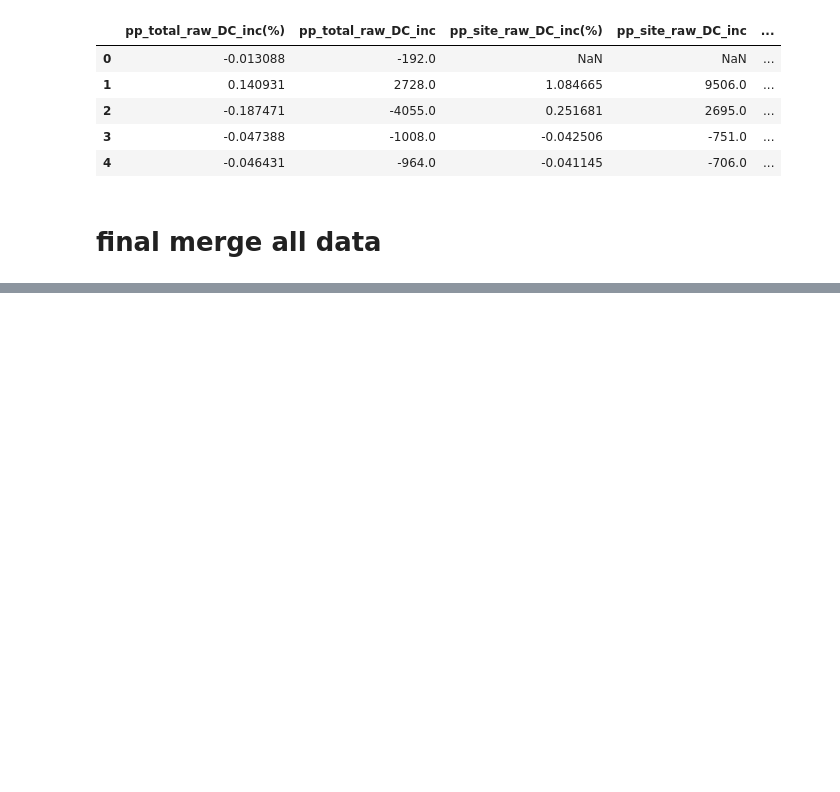
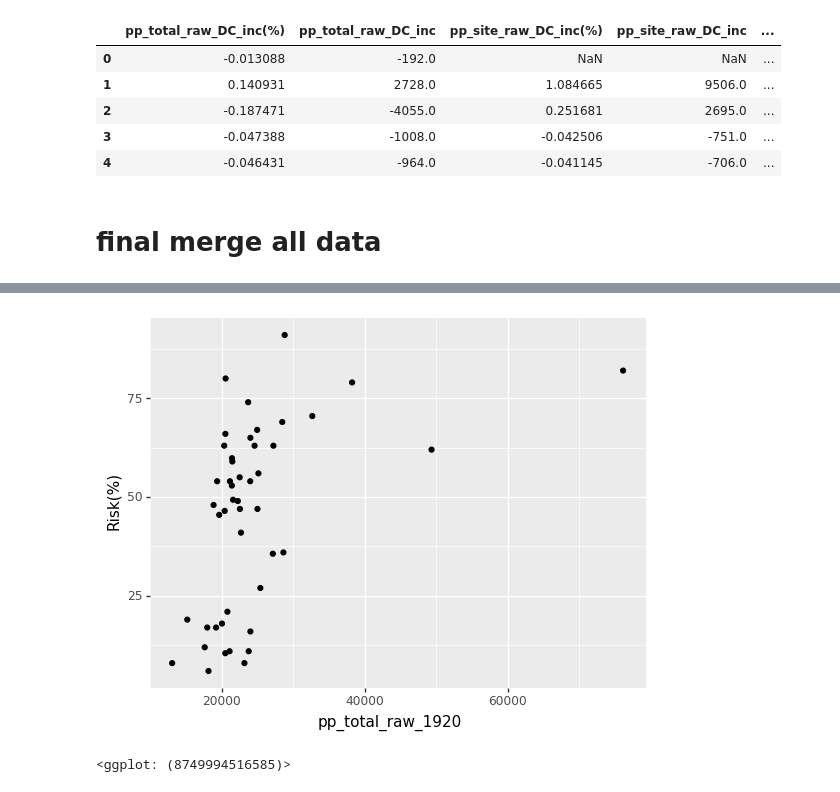
Before and after one commit to shiuanC/DC-Public-Schools-analysis, a Jupyter notebook: code/final_combine_preprocess.ipynb, the cells around one changed output, grey strips where cells are left out. Drawn from its saved outputs; the diff is of its cells as text; code cells hidden in the pictures; blank space fills up the shorter version.

```diff
--- a/code/final_combine_preprocess.ipynb
+++ b/code/final_combine_preprocess.ipynb
@@ -443,0 +483,13 @@ all_df.to_csv("../Dataset/final_data/final_data.csv")
+# %%
+Dist_data = pd.DataFrame()
+
+Dist_data['pp_total_raw_inc'] = all_df.groupby('distname')['pp_total_raw_DC_inc(%)'].agg("mean")
+Dist_data['pp_total_raw_1920'] = all_df.groupby('distname')['pp_total_raw_DC_1920'].agg("mean")
+Dist_data['Risk(%)'] = all_df.groupby('distname')['diversity_At-Risk_(%)'].agg("mean")
+Dist_data['pp_centshare_raw'] = all_df.groupby('distname')['pp_centshare_raw_DC_inc(%)'].agg("mean")
+Dist_data['schoolstloc_raw'] = all_df.groupby('distname')['schoolstloc_raw_DC_inc(%)'].agg("mean")
+Dist_data['enroll_raw_DC_inc'] = all_df.groupby('distname')['enroll_raw_DC_inc(%)'].agg("mean")
+Dist_data['STAR_Score_inc'] = all_df.groupby('distname')['STAR_Score_inc(%)'].agg("mean")
+Dist_data['STAR_Score_19'] = all_df.groupby('distname')['STAR_Score_19'].agg("mean")
+Dist_data['STAR_Rating'] = all_df.groupby('distname')['STAR_Rating_inc(%)'].agg("mean")
+Dist_data['distname'] = Dist_data.index
@@ -443,0 +522,5 @@ all_df.to_csv("../Dataset/final_data/final_data.csv")
+# %%
+ggplot(Dist_data, aes(x='pp_total_raw_1920', y='Risk(%)')) + geom_point()
+# %% [output]
+[figure, added]
+<ggplot: (8749994516585)>
```
Also changed, not shown: parts of 32 cells of this notebook.
